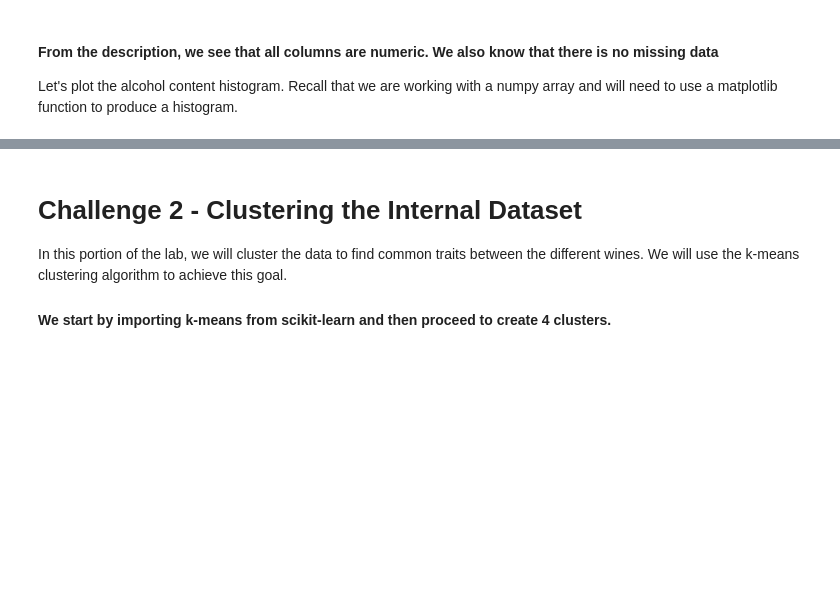
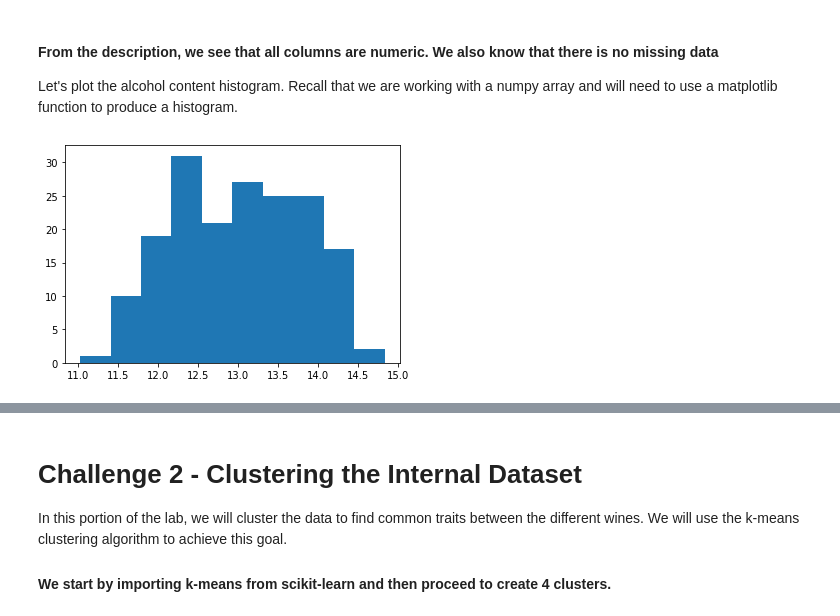
Before and after one commit to ironhack-bcn-data-pt/45-lab-unsupervised-learning-and-sklearn, a Jupyter notebook: your-code/main.ipynb, the cells around one changed output, grey strips where cells are left out. Drawn from its saved outputs; the diff is of its cells as text; code cells hidden in the pictures; blank space fills up the shorter version.

```diff
--- a/your-code/main.ipynb
+++ b/your-code/main.ipynb
@@ -100,3 +100,6 @@ import matplotlib.pyplot as plt
 import seaborn as sns
 # %%
 # Your code here:
+plt.hist(wine.data[:,0]);
+# %% [output]
+[figure, added]
```
Also changed, not shown: parts of 36 cells of this notebook.
